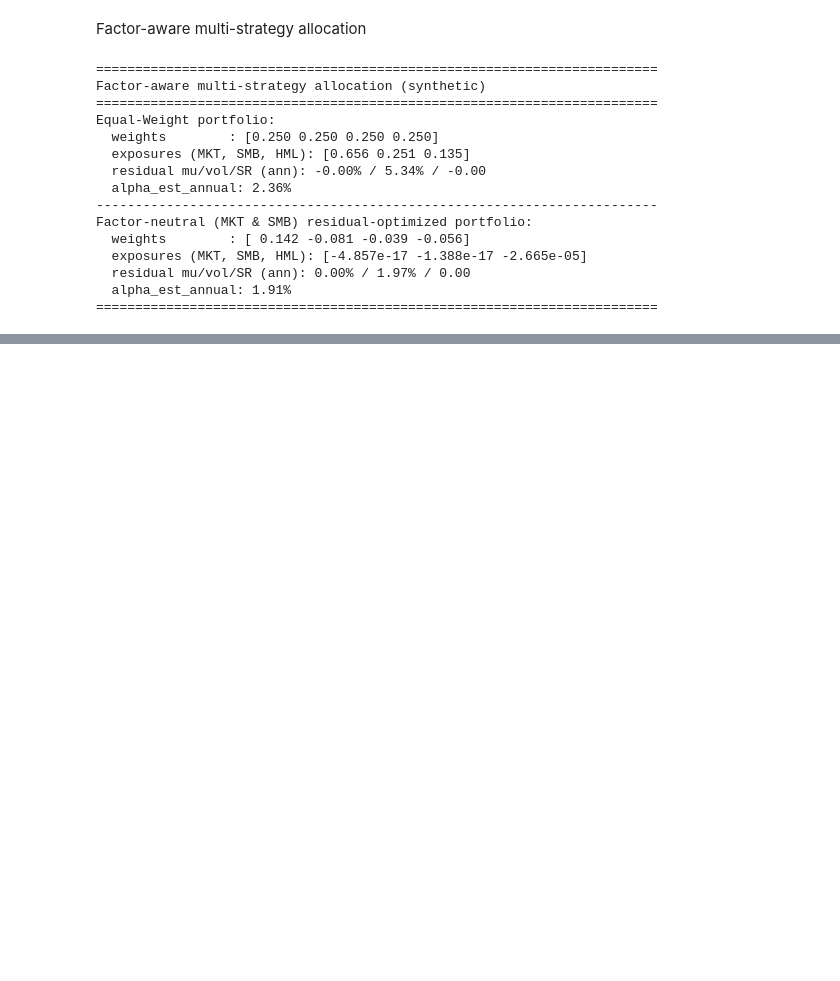
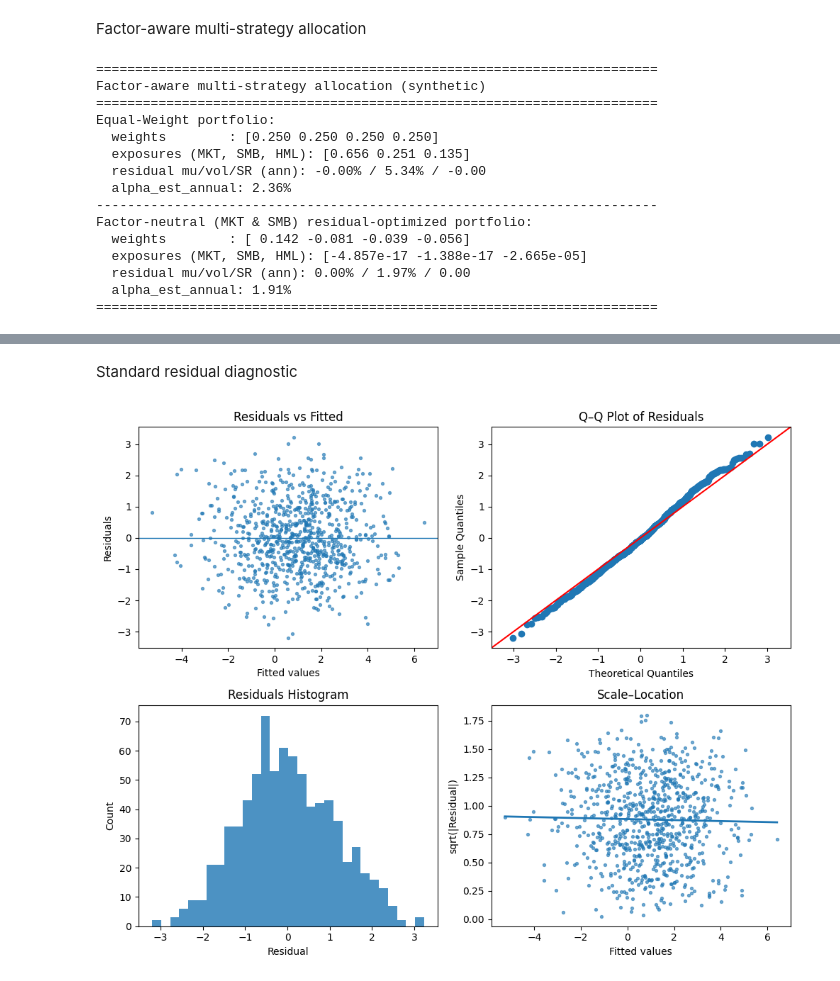
Before and after one commit to quantbeckman/Statistics-for-Algorithmic-Traders, a Jupyter notebook: 6. Alpha an factor decomposition.ipynb, the cells around one changed output, grey strips where cells are left out. Drawn from its saved outputs; the diff is of its cells as text; code cells hidden in the pictures; blank space fills up the shorter version.

```diff
--- a/6. Alpha an factor decomposition.ipynb
+++ b/6. Alpha an factor decomposition.ipynb
@@ -1404,0 +1621,80 @@ Factor-neutral (MKT & SMB) residual-optimized portfolio:
+# %% [markdown]
+Standard residual diagnostic
+# %%
+import numpy as np
+import pandas as pd
+import statsmodels.api as sm
+import matplotlib.pyplot as plt
+from statsmodels.stats.diagnostic import het_breuschpagan, acorr_ljungbox
+from statsmodels.stats.stattools import jarque_bera, durbin_watson
+
+# Synthetic data
+rng = np.random.default_rng(123)
+n = 800
+x1 = rng.normal(0, 1, n)
+x2 = rng.normal(0, 1, n)
+x3 = 0.5 * x1 + rng.normal(0, 1, n)
+eps = rng.normal(0, 1, n) * (1 + 0.2 * np.abs(x1))  # mild heteroskedasticity
+y = 1.0 + 1.2 * x1 - 0.8 * x2 + 0.4 * x3 + eps
+df = pd.DataFrame({"y": y, "x1": x1, "x2": x2, "x3": x3})
+
+# Fit OLS
+X = sm.add_constant(df[["x1", "x2", "x3"]])
+res = sm.OLS(df["y"], X).fit()
+
+# Residuals and fitted
+e = res.resid
+f = res.fittedvalues
+
+# Diagnostics
+fig, axes = plt.subplots(2, 2, figsize=(10, 8))
+
+# (Residuals vs fitted
+axes[0, 0].scatter(f, e, s=8, alpha=0.6)
+axes[0, 0].axhline(0, linewidth=1)
+axes[0, 0].set_xlabel("Fitted values")
+axes[0, 0].set_ylabel("Residuals")
+axes[0, 0].set_title("Residuals vs Fitted")
+
+# (Q–Q plot
+sm.qqplot(e, line="45", ax=axes[0, 1])
+axes[0, 1].set_title("Q–Q Plot of Residuals")
+
+# Histogram of residuals
+axes[1, 0].hist(e, bins=30, alpha=0.8)
+axes[1, 0].set_title("Residuals Histogram")
+axes[1, 0].set_xlabel("Residual")
+axes[1, 0].set_ylabel("Count")
+
+# Scale–Location: sqrt(|e|) vs fitted
+axes[1, 1].scatter(f, np.sqrt(np.abs(e)), s=8, alpha=0.6)
+z = np.polyfit(f, np.sqrt(np.abs(e)), 1)
+xx = np.linspace(f.min(), f.max(), 200)
+axes[1, 1].plot(xx, z[0] * xx + z[1], linewidth=2)
+axes[1, 1].set_xlabel("Fitted values")
+axes[1, 1].set_ylabel("sqrt(|Residual|)")
+axes[1, 1].set_title("Scale–Location")
+
+plt.tight_layout()
+plt.show()
+
+# Statistical tests
+# Breusch–Pagan for heteroskedasticity
+bp_stat, bp_pval, bp_f, bp_fp = het_breuschpagan(e, res.model.exog)
+
+# Durbin–Watson (2 ~ no autocorr; <2 positive; >2 negative)
+dw = durbin_watson(e)
+
+# Ljung–Box for autocorrelation at multiple lags
+lb = acorr_ljungbox(e, lags=[10], return_df=True)
+
+# Jarque–Bera for normality
+jb_stat, jb_pval, _, _ = jarque_bera(e)
+
+print("Breusch–Pagan: LM={:.3f}, p={:.4f}, F={:.3f}, p={:.4f}".format(bp_stat, bp_pval, bp_f, bp_fp))
+print("Durbin–Watson: {:.3f}".format(dw))
+print("Ljung–Box (lag 10):")
+print(lb.to_string(index=False))
+print("Jarque–Bera: stat={:.3f}, p={:.4f}".format(jb_stat, jb_pval))
+# %% [output]
+[figure, added]
```
Also changed, not shown: parts of 28 cells of this notebook.
